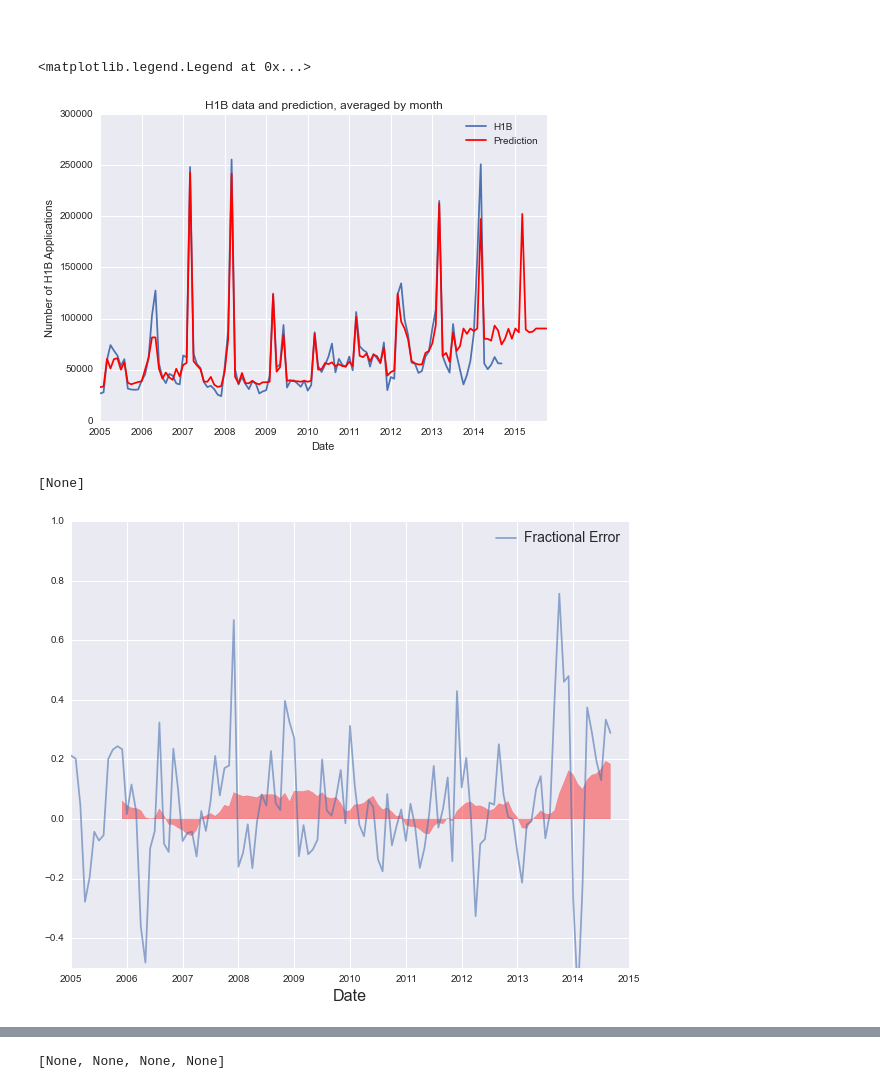
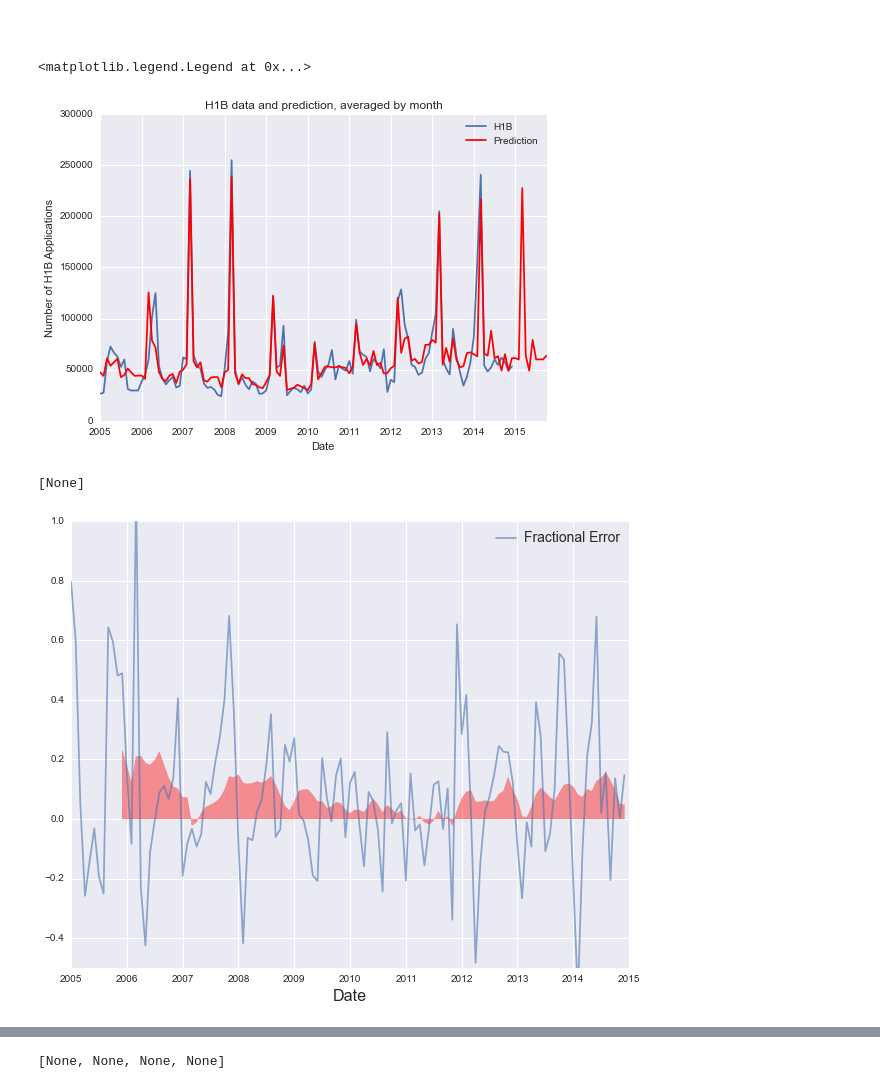
Before and after one commit to ahbauer/insight, a Jupyter notebook: notebooks/H1B.ipynb, the cells around one changed output, grey strips where cells are left out. Cells and saved outputs as stored; diff of their text form; code cells hidden in the pictures.

```diff
--- a/notebooks/H1B.ipynb
+++ b/notebooks/H1B.ipynb
@@ -210,7 +240,7 @@ sentiments_month = (sentiments_month-sentiments_month.mean())/sentiments_month.s
 sentiments_year = sentiments.resample("A")
 sentiments_year = (sentiments_year-sentiments_year.mean())/sentiments_year.std()
 # %%
-freq='M'
+freq='MS'
 trends_dict = pickle.load(open('/Users/bauer/insight/teleborder/data/googletrends/trends.txt', 'r'))
 terms = ['downturn','recession','unemployment'] #'crisis',
 trend_series = {}
@@ -376,7 +411,7 @@ plt.ylabel('Normalized Rates',fontsize=16)
 #     print 'm mean {0}, median {1}, stddev {2}'.format(np.mean(ms_trend[term]),np.median(ms_trend[term]),np.std(ms_trend[term]))
 #     print 'b mean {0}, median {1}, stddev {2}'.format(np.mean(bs_trend[term]),np.median(bs_trend[term]),np.std(bs_trend[term]))
 #     plt.hist(lags_trend[term],label=term, alpha=0.5)
-lags_trend, ms_trend, bs_trend = find_lag(pandas.rolling_mean(trend_series_tot.resample('M'),12)['2005-01':],fit_line=True)
+lags_trend, ms_trend, bs_trend = find_lag(pandas.rolling_mean(trend_series_tot.resample('MS'),12)['2005-01':],fit_line=True)
 print 'lag mean {0}, median {1}, stddev {2}'.format(np.mean(lags_trend),np.median(lags_trend),np.std(lags_trend))
 print 'm mean {0}, median {1}, stddev {2}'.format(np.mean(ms_trend),np.median(ms_trend),np.std(ms_trend))
 print 'b mean {0}, median {1}, stddev {2}'.format(np.mean(bs_trend),np.median(bs_trend),np.std(bs_trend))
@@ -534,12 +567,13 @@ importances = {}
 # itype, itype_str = iengineers, 'engineers'
 # itype, itype_str = icomputers, 'computers'
 
+importances = {}
 
-month_series_norm =  (df[itype]['n_workers'].resample('M',how='sum')['2004':'2014-09-01']-norm_mean)/norm_std
+#month_series_norm =  (df[itype]['n_workers'].resample('M',how='sum')['2004':'2014-12-01']-norm_mean)/norm_std
 #month_series_norm = ( (df['n_workers'].resample('M',how='sum')['2004':'2014-09-01']-norm_mean)/norm_std )
-indices_train = sentiments_month['2005-01-01':'2013-09-01'].index #['2005-01-01':'2013-09-01'].index
-indices_test = sentiments_month['2013-09-01':'2014-10-01'].index #['2013-09-01':'2014-10-01'].index
-indices_tot = sentiments_month['2005-01-01':'2014-08-30'].index
+indices_train = sentiments_month['2005-01-01':'2013-12-01'].index #['2005-01-01':'2013-09-01'].index
+indices_test = sentiments_month['2013-12-01':'2014-10-01'].index #['2013-09-01':'2014-10-01'].index
+indices_tot = sentiments_month['2005-01-01':'2014-11-30'].index
 # %%
 # h1b_model = linear_regression(shifted_vals)
 
@@ -756,12 +838,12 @@ plt.setp(plt.gca().get_legend().get_texts(), fontsize='14')
 # %% [markdown]
 #
 # %%
-itot =  pandas.date_range('2005-01-01', periods=130, freq='M')
+itot =  pandas.date_range('2005-01-01', periods=130, freq='MS')
 x_tot = make_x(itot, method='ffill')
 prediction_tot = regr.predict(x_tot)
 pred_series = pandas.Series((prediction_tot*norm_std + norm_mean),index=itot)
-df[itype]['2005-01':]['n_workers'].resample('M',how='sum').plot(label='H1B')
-pred_series.resample('M',how='sum').plot(label='Prediction',color='red')
+df[itype]['2005-01':]['n_workers'].resample('MS',how='sum').plot(label='H1B')
+pred_series.resample('MS',how='sum').plot(label='Prediction',color='red')
 plt.xlabel('Date')
 plt.ylabel('Number of H1B Applications')
 plt.title('H1B data and prediction, averaged by month')
@@ -771,20 +853,20 @@ plt.legend()
 #joblib.dump((pred_series,month_series_norm[indices]*norm_std+norm_mean), '/Users/bauer/insight/teleborder/data/pred.pkl', compress=9)
 # %% [output]
 <matplotlib.legend.Legend at 0x...>
-[figure, old version]
+[figure, new version]
 # %%
 #indices = prediction_series.resample('A').index
 fig = plt.figure(figsize=(10,8))
-truth = df[itype]['2005-01':]['n_workers'].resample('M',how='sum')['2005-1':'2015-01']
+truth = df[itype]['2005-01':]['n_workers'].resample('MS',how='sum')['2005-1':'2015-01']
 error = (pred_series['2005-1':'2015-01']-truth)/truth
 ax0 = error.plot(label='Fractional Error',alpha=0.6,ylim=[-0.5,1.0])
 #ax0 = error.resample('A').plot(label='Fractional Error',ylim=[-0.5,1.0])
 #ax0.fill_between(error.resample('A').index,error.resample('A').values, interpolate=True, label='Fractional Error',alpha=0.4,color='red')
 err_smooth = pandas.rolling_mean(error, 12)
 ax0.fill_between(err_smooth.index, err_smooth.values, interpolate=True, label='Fractional Error',alpha=0.4,color='red')
 plt.xlabel('Date',fontsize=16)
 plt.legend()
 plt.setp(plt.gca().get_legend().get_texts(), fontsize='14')
 # %% [output]
 [None]
-[figure, old version]
+[figure, new version]
```
Also changed, not shown: parts of 39 cells of this notebook, 5 other files.
